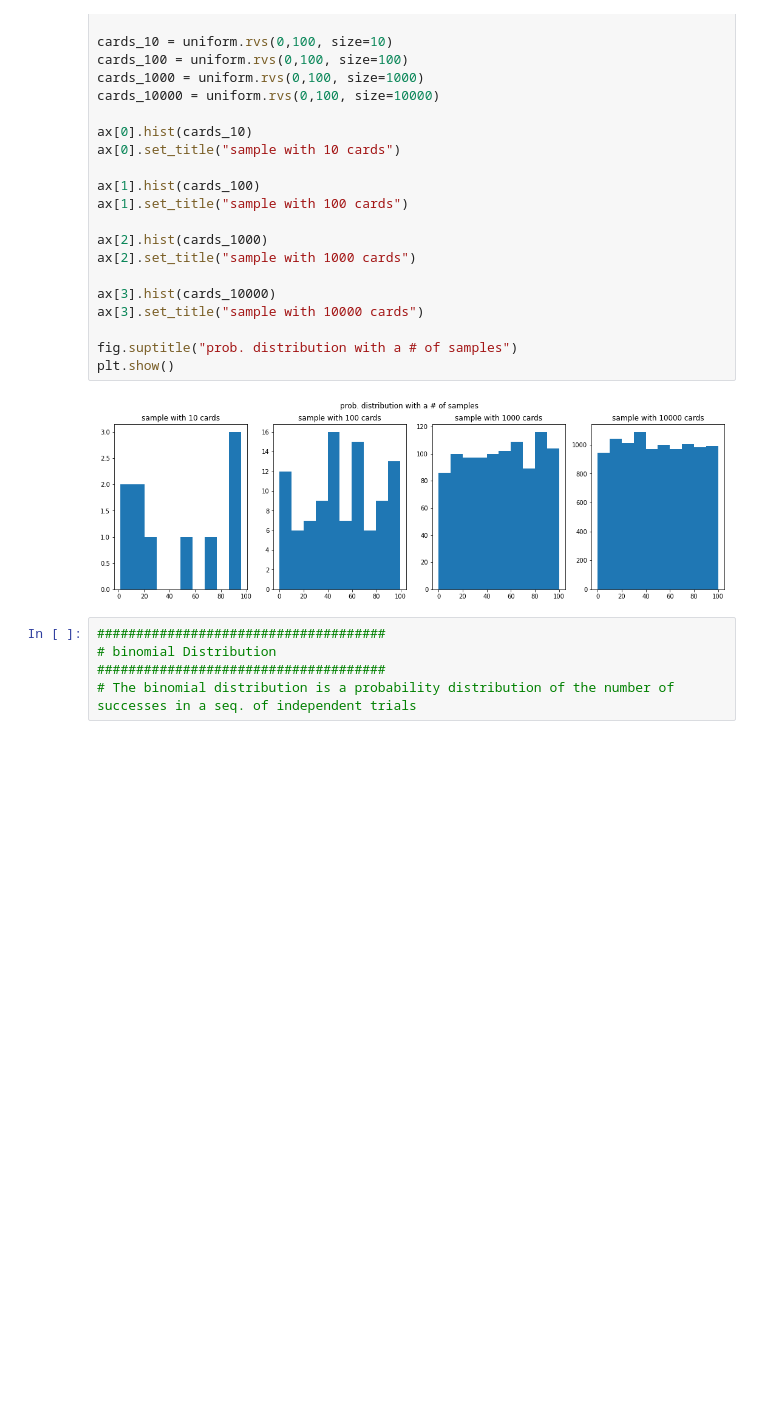
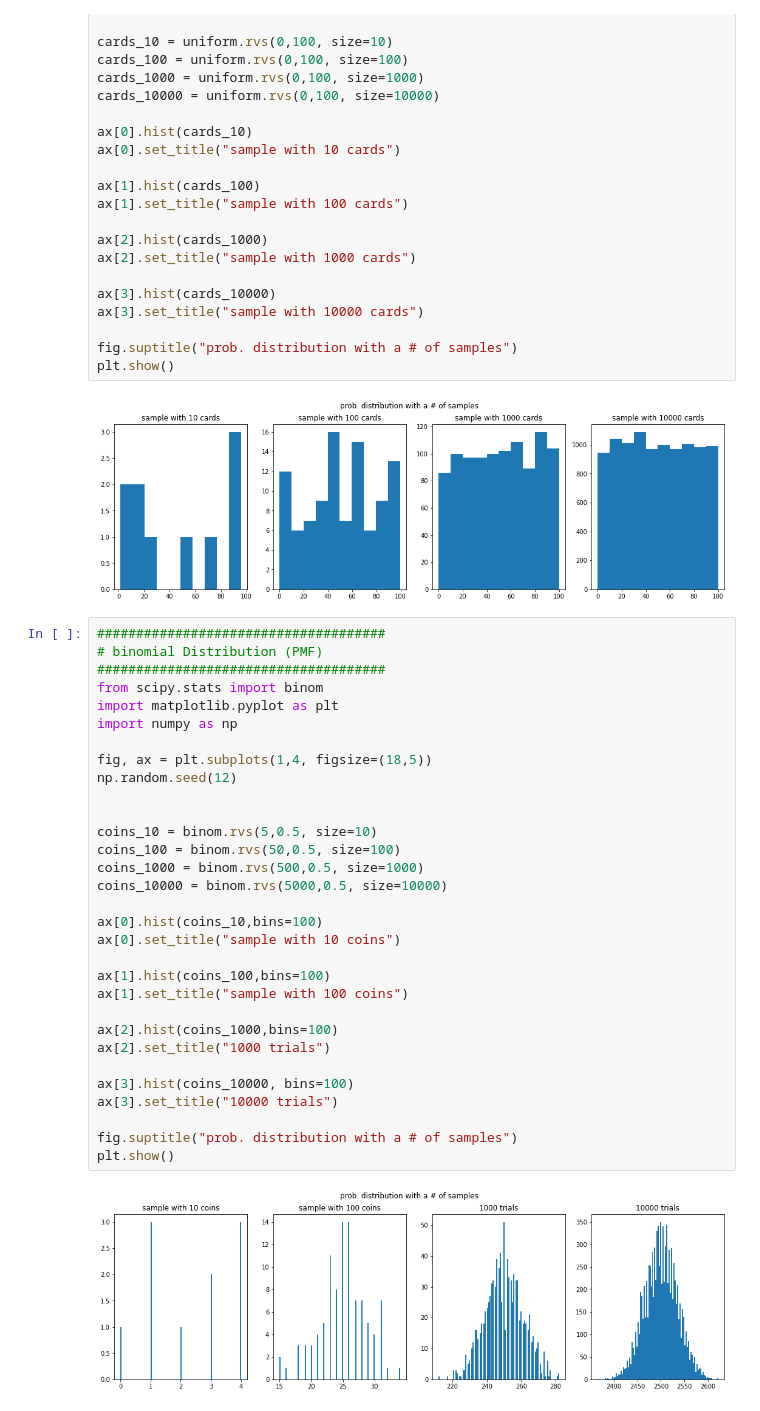
Before and after one commit to gabrielwithappy/python_study, a Jupyter notebook: Python_Basic.ipynb, the cells around one changed output. Drawn from its saved outputs; the diff is of its cells as text; blank space fills up the shorter version.

```diff
--- a/Python_Basic.ipynb
+++ b/Python_Basic.ipynb
@@ -618,8 +623,36 @@ fig.suptitle("prob. distribution with a # of samples")
 plt.show()
 # %% [output]
 [figure]
-# %%
-#####################################
-# binomial Distribution
-#####################################
-# The binomial distribution is a probability distribution of the number of successes in a seq. of independent trials
+# %%
+#####################################
+# binomial Distribution (PMF)
+#####################################
+from scipy.stats import binom
+import matplotlib.pyplot as plt
+import numpy as np
+
+fig, ax = plt.subplots(1,4, figsize=(18,5))
+np.random.seed(12)
+
+
+coins_10 = binom.rvs(5,0.5, size=10)
+coins_100 = binom.rvs(50,0.5, size=100)
+coins_1000 = binom.rvs(500,0.5, size=1000)
+coins_10000 = binom.rvs(5000,0.5, size=10000)
+
+ax[0].hist(coins_10,bins=100)
+ax[0].set_title("sample with 10 coins")
+
+ax[1].hist(coins_100,bins=100)
+ax[1].set_title("sample with 100 coins")
+
+ax[2].hist(coins_1000,bins=100)
+ax[2].set_title("1000 trials")
+
+ax[3].hist(coins_10000, bins=100)
+ax[3].set_title("10000 trials")
+
+fig.suptitle("prob. distribution with a # of samples")
+plt.show()
+# %% [output]
+[figure, added]
```
Also changed, not shown: parts of 4 cells of this notebook.
